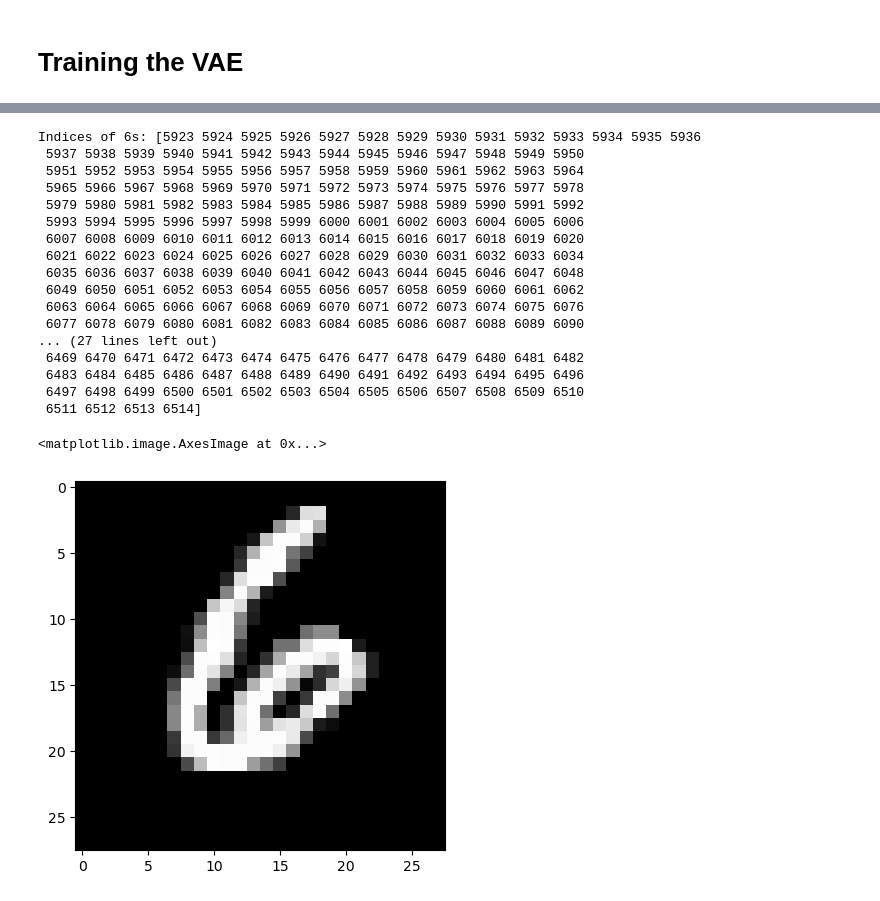
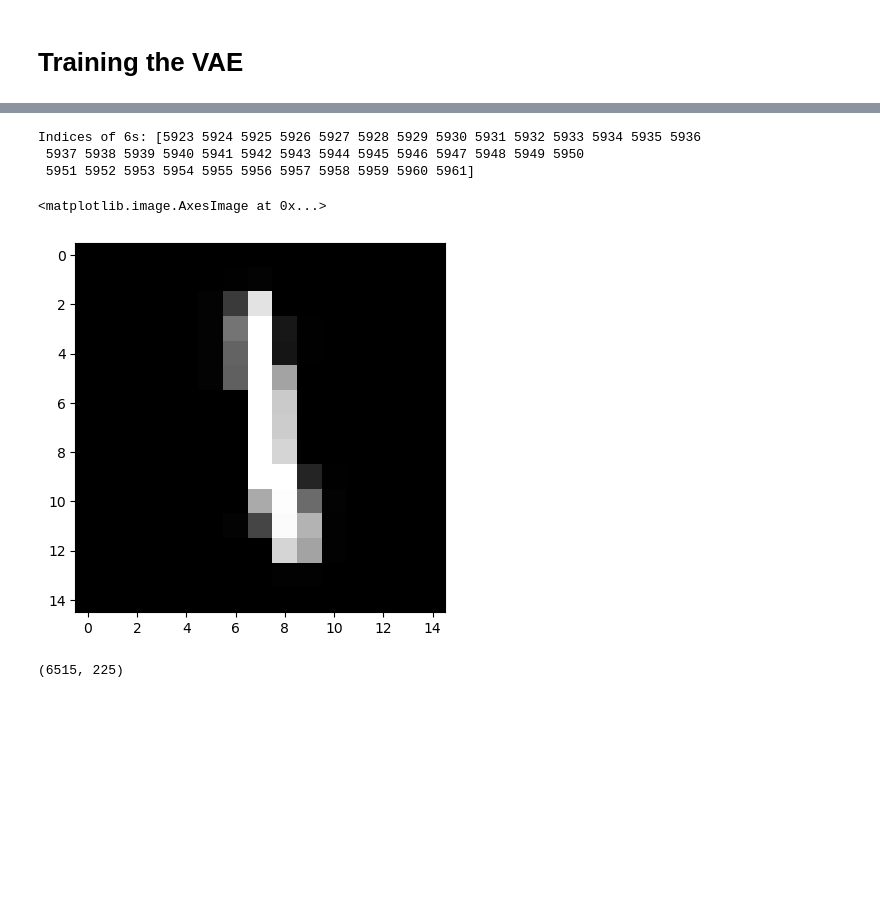
Before and after one commit to SMATousi/outlier_VAE, a Jupyter notebook: MNIST2.ipynb, the cells around one changed output, grey strips where cells are left out. Drawn from its saved outputs; the diff is of its cells as text; code cells hidden in the pictures; blank space fills up the shorter version.

```diff
--- a/MNIST2.ipynb
+++ b/MNIST2.ipynb
@@ -27,7 +56,7 @@ filtered_images = x_train[indices_6]
 filtered_labels = y_train[indices_6]
 
 # Select a few 0s
-indices_0 = np.where(y_train == 6)[0][:len(indices_6) // 10]  # Select 1/5th of the number of 6s
+indices_0 = np.where(y_train == 1)[0][:len(indices_6) // 150]  # Select 1/5th of the number of 6s
 selected_images = x_train[indices_0]
 selected_labels = y_train[indices_0]
 
@@ -36,7 +65,7 @@ combined_images = np.concatenate((filtered_images, selected_images))
 combined_labels = np.concatenate((filtered_labels, selected_labels))
 
 # Count the occurrences of each label (6 or 0) in the combined dataset
-num_6s = np.sum(combined_labels == 6)
+num_6s = np.sum(combined_labels == 1)
 num_0s = np.sum(combined_labels == 0)
 
 # Display the counts
@@ -360,29 +389,19 @@ array([[[-0.0007162 ,  0.00501391,  0.00183747, ..., -0.00039258,
 # %%
-indices_6 = np.where(combined_labels == 6)[0]
+indices_6 = np.where(combined_labels == 1)[0]
 
 # Display the indices of 6s
 print("Indices of 6s:", indices_6)
-plt.imshow(normalized_images[indices_6[0]].reshape(28, 28), cmap='gray')
+plt.imshow(normalized_images[indices_6[1]].reshape(15, 15), cmap='gray')
 # %% [output]
 Indices of 6s: [5923 5924 5925 5926 5927 5928 5929 5930 5931 5932 5933 5934 5935 5936
  5937 5938 5939 5940 5941 5942 5943 5944 5945 5946 5947 5948 5949 5950
- 5951 5952 5953 5954 5955 5956 5957 5958 5959 5960 5961 5962 5963 5964
- 5965 5966 5967 5968 5969 5970 5971 5972 5973 5974 5975 5976 5977 5978
- 5979 5980 5981 5982 5983 5984 5985 5986 5987 5988 5989 5990 5991 5992
- 5993 5994 5995 5996 5997 5998 5999 6000 6001 6002 6003 6004 6005 6006
- 6007 6008 6009 6010 6011 6012 6013 6014 6015 6016 6017 6018 6019 6020
- 6021 6022 6023 6024 6025 6026 6027 6028 6029 6030 6031 6032 6033 6034
- 6035 6036 6037 6038 6039 6040 6041 6042 6043 6044 6045 6046 6047 6048
- 6049 6050 6051 6052 6053 6054 6055 6056 6057 6058 6059 6060 6061 6062
- 6063 6064 6065 6066 6067 6068 6069 6070 6071 6072 6073 6074 6075 6076
- 6077 6078 6079 6080 6081 6082 6083 6084 6085 6086 6087 6088 6089 6090
-... (27 lines left out)
- 6469 6470 6471 6472 6473 6474 6475 6476 6477 6478 6479 6480 6481 6482
- 6483 6484 6485 6486 6487 6488 6489 6490 6491 6492 6493 6494 6495 6496
- 6497 6498 6499 6500 6501 6502 6503 6504 6505 6506 6507 6508 6509 6510
- 6511 6512 6513 6514]
+ 5951 5952 5953 5954 5955 5956 5957 5958 5959 5960 5961]
 <matplotlib.image.AxesImage at 0x...>
-[figure, old version]
+[figure, new version]
+# %%
+normalized_images.shape
+# %% [output]
+(6515, 225)
 # %%
 # sols = []
 
```
Also changed, not shown: parts of 13 cells of this notebook, 2 other files.
